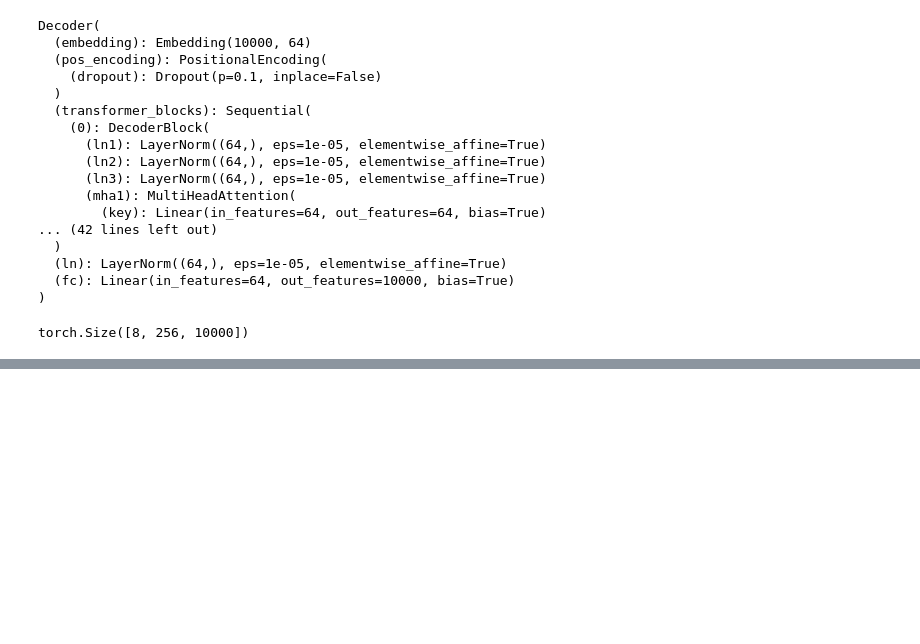
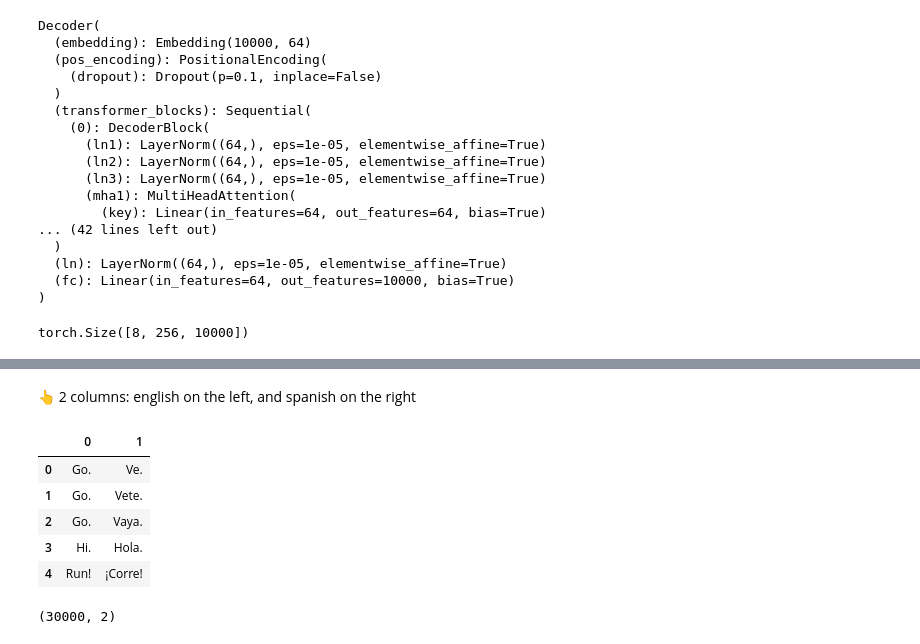
Before and after one commit to qmeng222/transformers-for-NLP, a Jupyter notebook: implement-transformers-from-scratch/encoder_decoder.ipynb, the cells around one changed output, grey strips where cells are left out. Drawn from its saved outputs; the diff is of its cells as text; code cells hidden in the pictures; blank space fills up the shorter version.

```diff
--- a/implement-transformers-from-scratch/encoder_decoder.ipynb
+++ b/implement-transformers-from-scratch/encoder_decoder.ipynb
@@ -312,0 +333,19 @@ tensor([[[-0.5303, -0.0837,  0.5132,  ...,  1.3520,  0.4792, -0.2323],
+# %% [markdown]
+👆 2 columns: english on the left, and spanish on the right
+# %%
+import pandas as pd # import the `pandas` library for data manipulation and analysis (in DataFrames)
+
+df = pd.read_csv('spa.txt', sep="\t", header=None) # read data from a Comma Separated Values file & store it in a DataFrame object
+df.head()
+# %% [output]
+|  | 0 | 1 |
+| 0 | Go. | Ve. |
+| 1 | Go. | Vete. |
+| 2 | Go. | Vaya. |
+| 3 | Hi. | Hola. |
+| 4 | Run! | ¡Corre! |
+# %%
+# check the shape of the DataFrame object:
+df.shape
+# %% [output]
+(30000, 2)
```
Also changed, not shown: parts of 40 cells of this notebook.
